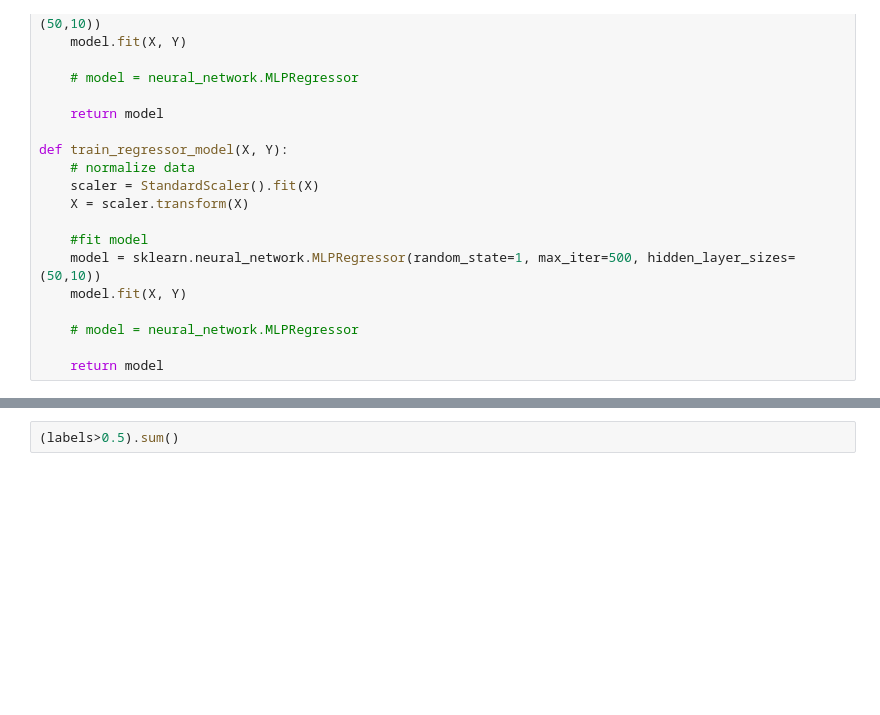
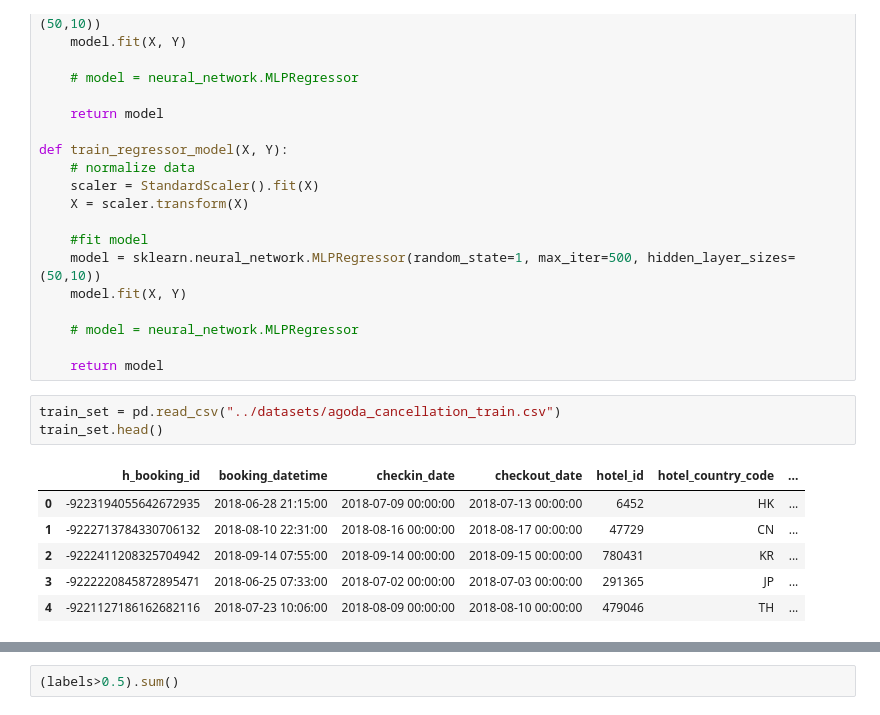
Before and after one commit to nadavWeisler/IML.HUJI, a Jupyter notebook: challenge/Week2 notebook.ipynb, the cells around one changed output, grey strips where cells are left out. Drawn from its saved outputs; the diff is of its cells as text; blank space fills up the shorter version.

```diff
--- a/challenge/Week2 notebook.ipynb
+++ b/challenge/Week2 notebook.ipynb
@@ -145,3 +188,13 @@ def train_regressor_model(X, Y):
     # model = neural_network.MLPRegressor
 
     return model
+# %%
+train_set = pd.read_csv("../datasets/agoda_cancellation_train.csv")
+train_set.head()
+# %% [output]
+|  | h_booking_id | booking_datetime | checkin_date | checkout_date | hotel_id | hotel_country_code | ... |
+| 0 | -9223194055642672935 | 2018-06-28 21:15:00 | 2018-07-09 00:00:00 | 2018-07-13 00:00:00 | 6452 | HK | ... |
+| 1 | -9222713784330706132 | 2018-08-10 22:31:00 | 2018-08-16 00:00:00 | 2018-08-17 00:00:00 | 47729 | CN | ... |
+| 2 | -9222411208325704942 | 2018-09-14 07:55:00 | 2018-09-14 00:00:00 | 2018-09-15 00:00:00 | 780431 | KR | ... |
+| 3 | -9222220845872895471 | 2018-06-25 07:33:00 | 2018-07-02 00:00:00 | 2018-07-03 00:00:00 | 291365 | JP | ... |
+| 4 | -9221127186162682116 | 2018-07-23 10:06:00 | 2018-08-09 00:00:00 | 2018-08-10 00:00:00 | 479046 | TH | ... |
```
Also changed, not shown: parts of 18 cells of this notebook.
